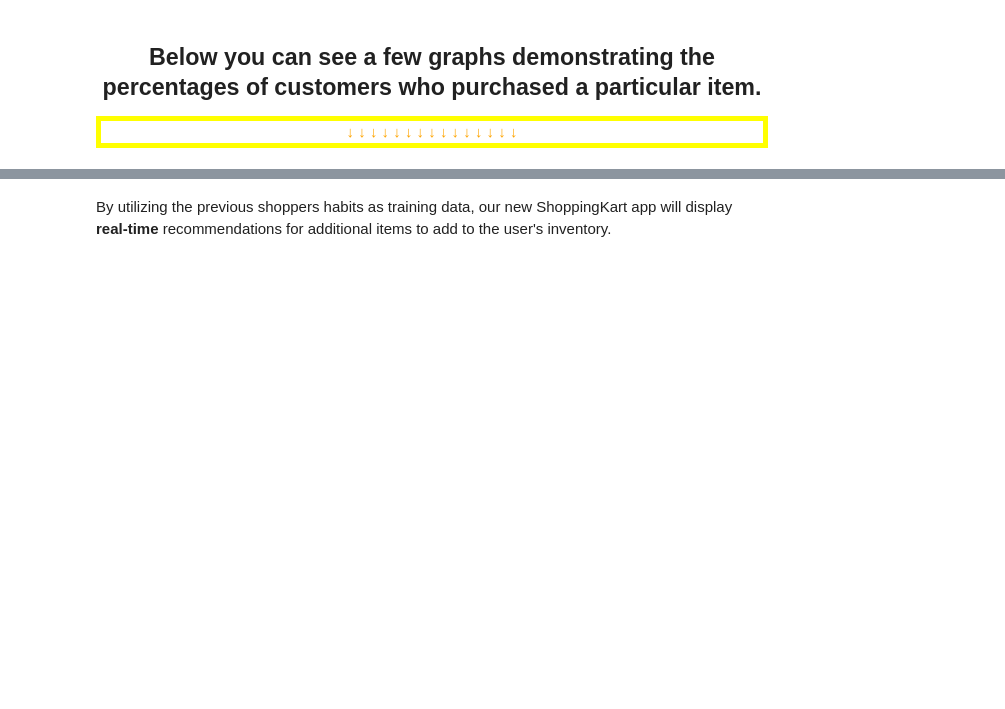
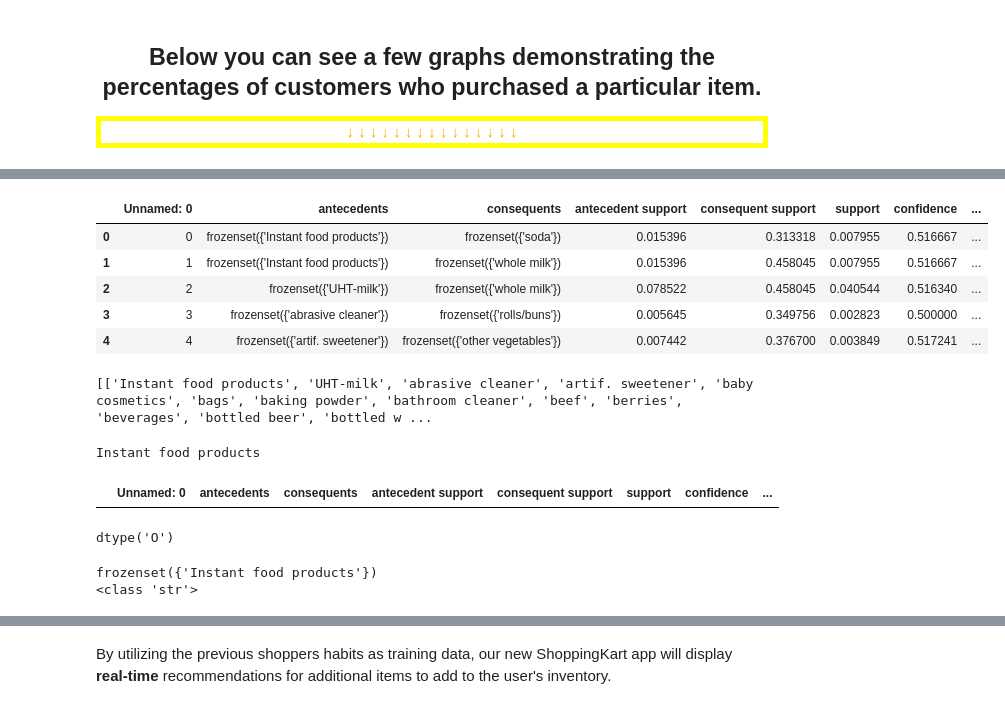
Before and after one commit to Catch22Software/CapStone, a Jupyter notebook: C964_Final_Product.ipynb, the cells around one changed output, grey strips where cells are left out. Drawn from its saved outputs; the diff is of its cells as text; code cells hidden in the pictures; blank space fills up the shorter version.

```diff
--- a/C964_Final_Product.ipynb
+++ b/C964_Final_Product.ipynb
@@ -164,0 +159,32 @@ display(recommendation_output)
+# %%
+product_rules.head()
+# %% [output]
+|  | Unnamed: 0 | antecedents | consequents | antecedent support | consequent support | support | confidence | ... |
+| 0 | 0 | frozenset({'Instant food products'}) | frozenset({'soda'}) | 0.015396 | 0.313318 | 0.007955 | 0.516667 | ... |
+| 1 | 1 | frozenset({'Instant food products'}) | frozenset({'whole milk'}) | 0.015396 | 0.458045 | 0.007955 | 0.516667 | ... |
+| 2 | 2 | frozenset({'UHT-milk'}) | frozenset({'whole milk'}) | 0.078522 | 0.458045 | 0.040544 | 0.516340 | ... |
+| 3 | 3 | frozenset({'abrasive cleaner'}) | frozenset({'rolls/buns'}) | 0.005645 | 0.349756 | 0.002823 | 0.500000 | ... |
+| 4 | 4 | frozenset({'artif. sweetener'}) | frozenset({'other vegetables'}) | 0.007442 | 0.376700 | 0.003849 | 0.517241 | ... |
+# %%
+print(names)
+# %% [output]
+[['Instant food products', 'UHT-milk', 'abrasive cleaner', 'artif. sweetener', 'baby cosmetics', 'bags', 'baking powder', 'bathroom cleaner', 'beef', 'berries', 'beverages', 'bottled beer', 'bottled w ...
+# %%
+print(names[0][0])
+# %% [output]
+Instant food products
+# %%
+product_rules[product_rules['antecedents'] == frozenset('Instant food products')]
+# %% [output]
+|  | Unnamed: 0 | antecedents | consequents | antecedent support | consequent support | support | confidence | ... |
+# %%
+product_rules['antecedents'].dtype
+# %% [output]
+dtype('O')
+# %%
+line = product_rules['antecedents'].iloc[0]
+print(line)
+print(type(line))
+# %% [output]
+frozenset({'Instant food products'})
+<class 'str'>
```
Also changed, not shown: parts of 44 cells of this notebook, 2 other files.
